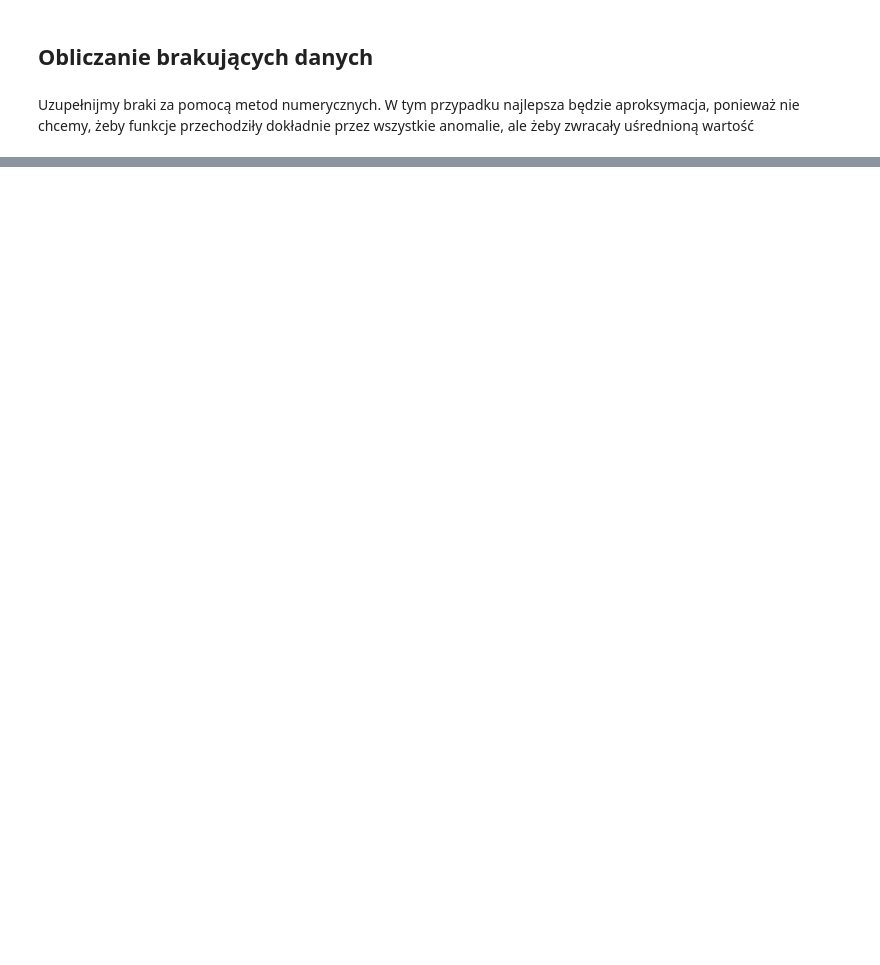
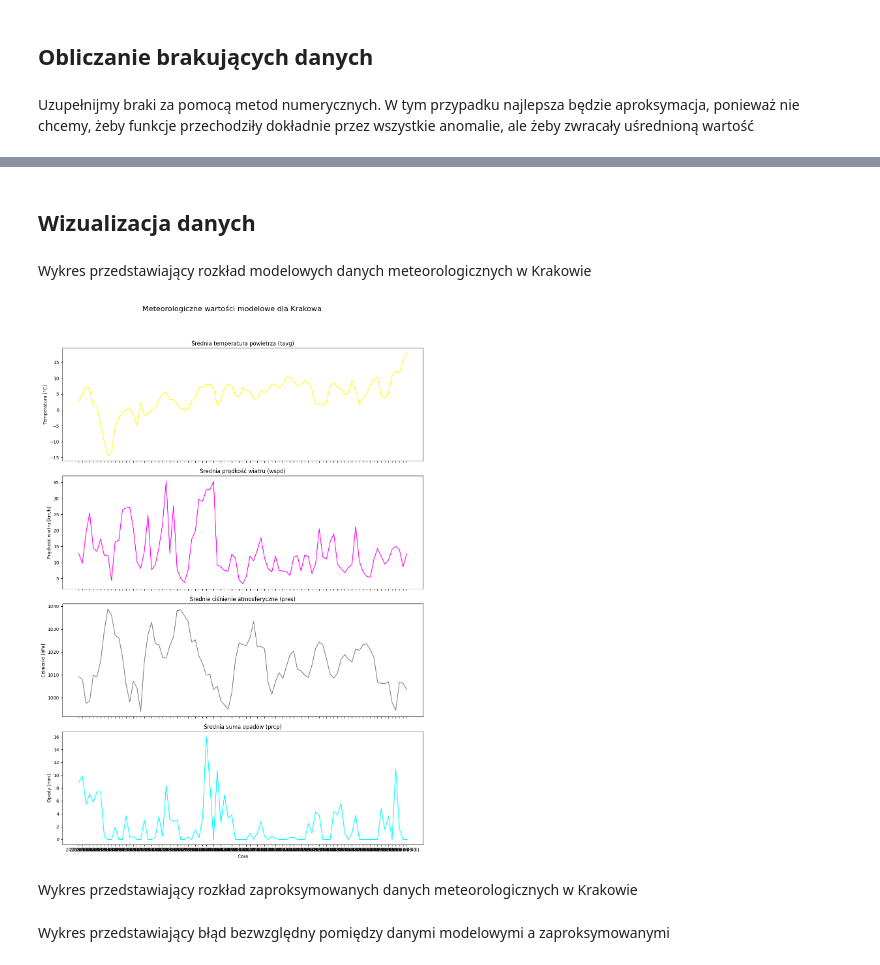
Before and after one commit to JulitaSzewczyk/NumericMethods_FinalProject, a Jupyter notebook: FinalProject.ipynb, the cells around one changed output, grey strips where cells are left out. Cells and saved outputs as stored; diff of their text form; code cells hidden in the pictures; blank space fills up the shorter version.

```diff
--- a/FinalProject.ipynb
+++ b/FinalProject.ipynb
@@ -251 +358,38 @@ City     0
 dtype: int64
+# %% [markdown]
+## Wizualizacja danych
+# %% [markdown]
+Wykres przedstawiający rozkład modelowych danych meteorologicznych w Krakowie
+# %%
+file_path = 'kraków_weather_data.csv'
+weather_data = pd.read_csv(file_path)
+
+fig, axs = plt.subplots(4, 1, figsize=(12, 18), sharex=True)
+
+axs[0].plot(weather_data['time'], weather_data['tavg'], color='yellow')
+axs[0].set_title('Średnia temperatura powietrza (tavg)')
+axs[0].set_ylabel('Temperatura [°C]')
+
+axs[1].plot(weather_data['time'], weather_data['wspd'], color='magenta')
+axs[1].set_title('Średnia prędkość wiatru (wspd)')
+axs[1].set_ylabel('Prędkość wiatru [km/h]')
+
+axs[2].plot(weather_data['time'], weather_data['pres'], color='gray')
+axs[2].set_title('Średnie ciśnienie atmosferyczne (pres)')
+axs[2].set_ylabel('Ciśnienie [hPa]')
+
+axs[3].plot(weather_data['time'], weather_data['prcp'], color='cyan')
+axs[3].set_title('Średnia suma opadów (prcp)')
+axs[3].set_ylabel('Opady [mm]')
+axs[3].set_xlabel('Czas')
+
+fig.suptitle('Meteorologiczne wartości modelowe dla Krakowa', fontsize=16)
+plt.tight_layout(rect=[0, 0.03, 1, 0.95])
+
+plt.show()
+# %% [output]
+[figure, added]
+# %% [markdown]
+Wykres przedstawiający rozkład zaproksymowanych danych meteorologicznych w Krakowie
+# %% [markdown]
+Wykres przedstawiający błąd bezwzględny pomiędzy danymi modelowymi a zaproksymowanymi
```
Also changed, not shown: parts of 12 cells of this notebook.
